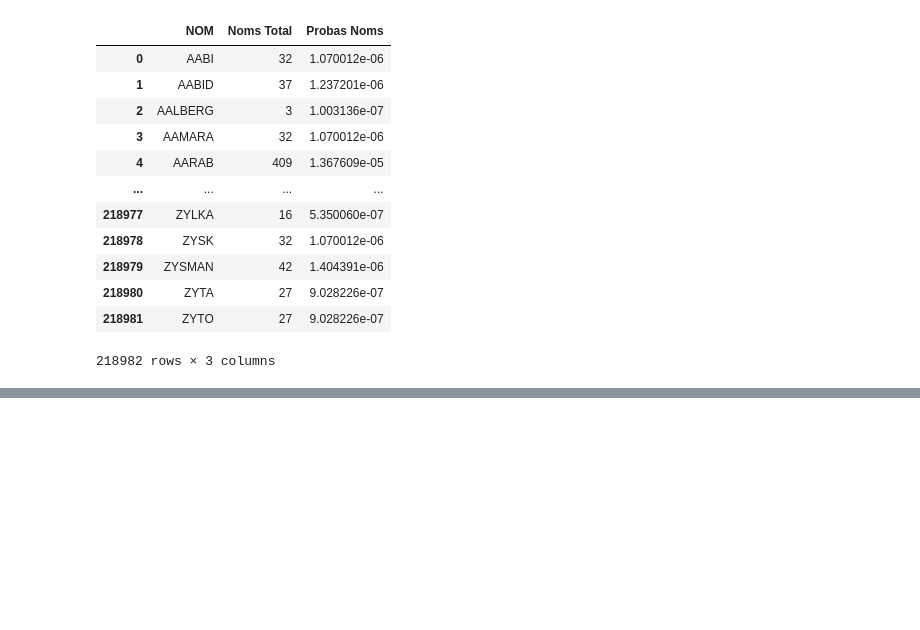
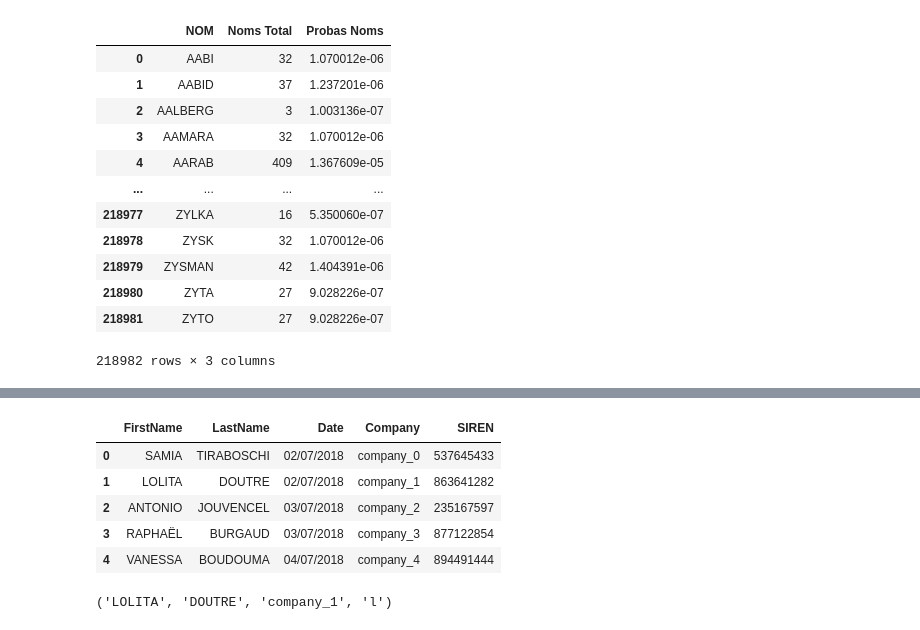
Before and after one commit to JoaquinBeltran1/BA-Datasets, a Jupyter notebook: notebooks/dirty_dataset_1.ipynb, the cells around one changed output, grey strips where cells are left out. Drawn from its saved outputs; the diff is of its cells as text; code cells hidden in the pictures; blank space fills up the shorter version.

```diff
--- a/notebooks/dirty_dataset_1.ipynb
+++ b/notebooks/dirty_dataset_1.ipynb
@@ -953,0 +966,5 @@ names_df
+# %%
+list_siren = []
+for i in range(len(names_df)):
+    siren_num = re.sub('x', lambda m: choice('123456789'), 'xxxxxxxxx')
+    list_siren.append(siren_num)
@@ -953,0 +984,5 @@ names_df
+# %%
+company_list = []
+for i in range(len(names_df)):
+    company_name = "company_" + str(i)
+    company_list.append(company_name)
@@ -953,0 +1002,16 @@ names_df
+# %%
+names_df["Company"] = company_list
+names_df["SIREN"] = list_siren
+# %%
+names_df.head()
+# %% [output]
+|  | FirstName | LastName | Date | Company | SIREN |
+| 0 | SAMIA | TIRABOSCHI | 02/07/2018 | company_0 | 537645433 |
+| 1 | LOLITA | DOUTRE | 02/07/2018 | company_1 | 863641282 |
+| 2 | ANTONIO | JOUVENCEL | 03/07/2018 | company_2 | 235167597 |
+| 3 | RAPHAËL | BURGAUD | 03/07/2018 | company_3 | 877122854 |
+| 4 | VANESSA | BOUDOUMA | 04/07/2018 | company_4 | 894491444 |
+# %%
+names_df.iat[1,0], names_df.iat[1,1], names_df.iat[1,3], names_df.iat[1,0][0].lower()
+# %% [output]
+('LOLITA', 'DOUTRE', 'company_1', 'l')
```
Also changed, not shown: parts of 44 cells of this notebook, 3 other files.
